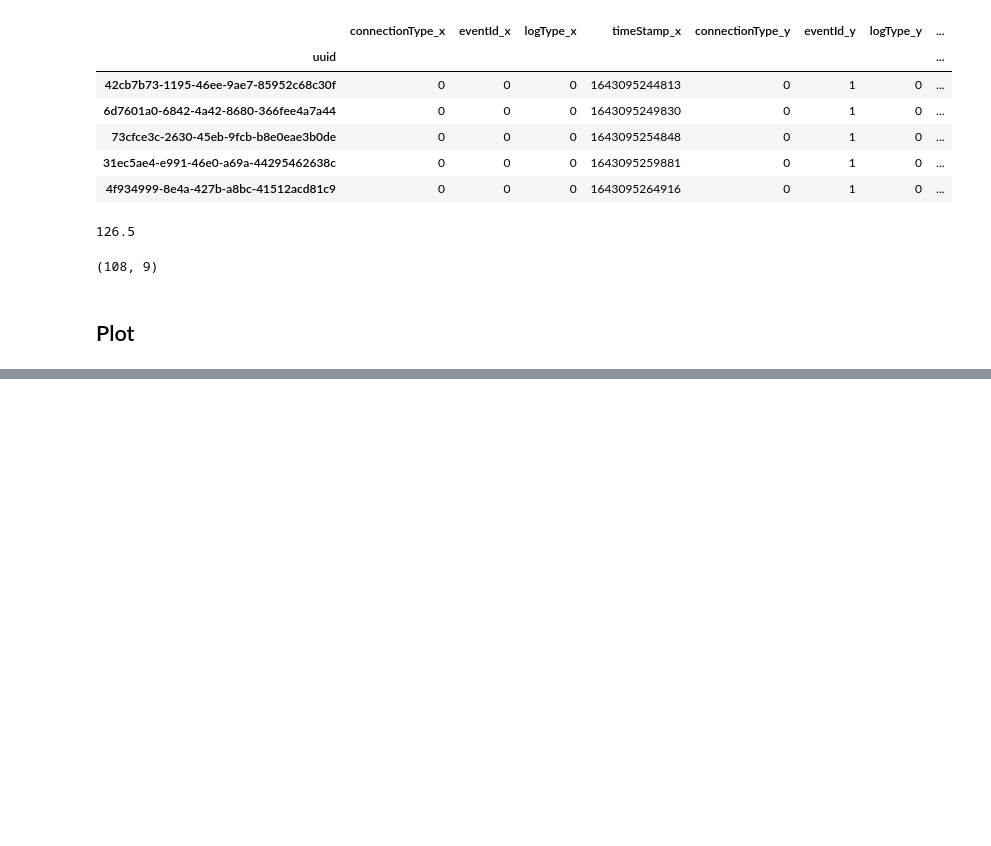
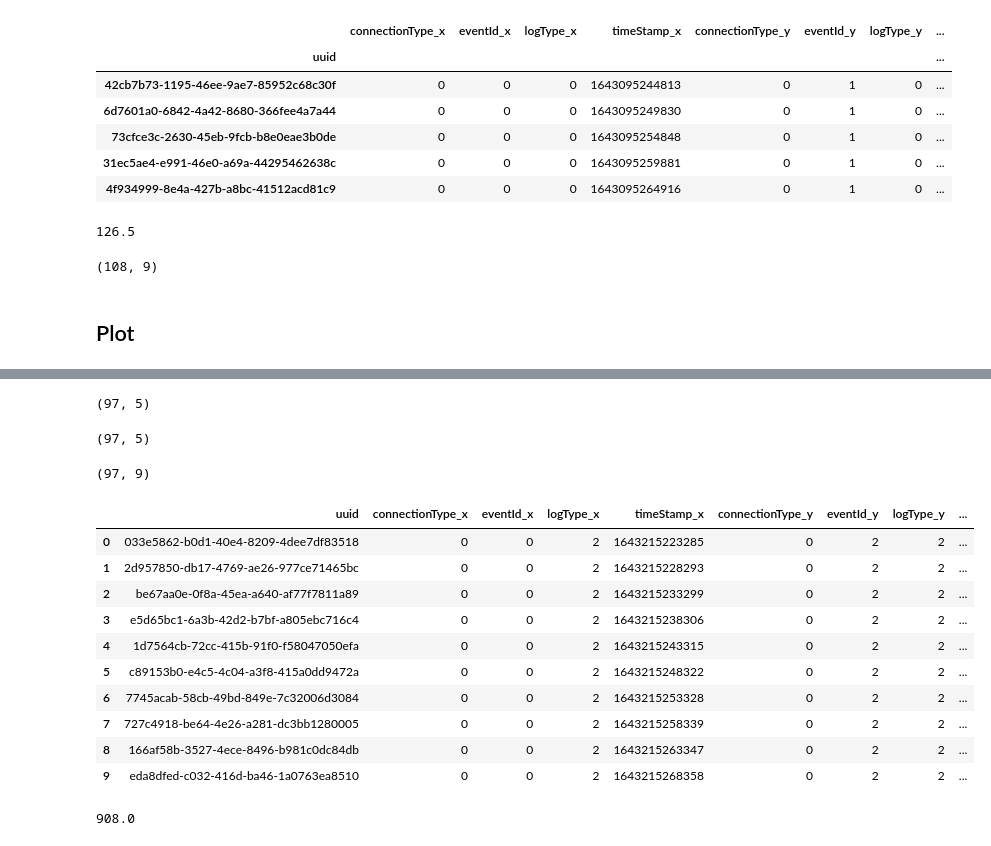
Before and after one commit to kavindaperera/meshify-stats, a Jupyter notebook: delay-boxplot.ipynb, the cells around one changed output, grey strips where cells are left out. Cells and saved outputs as stored; diff of their text form; code cells hidden in the pictures; blank space fills up the shorter version.

```diff
--- a/delay-boxplot.ipynb
+++ b/delay-boxplot.ipynb
@@ -165,0 +228,12 @@ plt.show()
+# %%
+result_elsa_2h_10m_in = pd.read_excel('result/result_elsa_2h_10m_in.xlsx', index_col=0)
+# %%
+result_elsa_2h_10m_in.shape
+# %% [output]
+(97, 5)
+# %%
+result_miranda_2h_10m_in = pd.read_excel('result/result_miranda_2h_10m_in.xlsx', index_col=0)
+# %%
+result_miranda_2h_10m_in.shape
+# %% [output]
+(97, 5)
@@ -165,0 +242,18 @@ plt.show()
+# %%
+df_2h_10m_in.shape
+# %% [output]
+(97, 9)
+# %%
+df_2h_10m_in.head(10)
+# %% [output]
+|  | uuid | connectionType_x | eventId_x | logType_x | timeStamp_x | connectionType_y | eventId_y | logType_y | ... |
+| 0 | 033e5862-b0d1-40e4-8209-4dee7df83518 | 0 | 0 | 2 | 1643215223285 | 0 | 2 | 2 | ... |
+| 1 | 2d957850-db17-4769-ae26-977ce71465bc | 0 | 0 | 2 | 1643215228293 | 0 | 2 | 2 | ... |
+| 2 | be67aa0e-0f8a-45ea-a640-af77f7811a89 | 0 | 0 | 2 | 1643215233299 | 0 | 2 | 2 | ... |
+| 3 | e5d65bc1-6a3b-42d2-b7bf-a805ebc716c4 | 0 | 0 | 2 | 1643215238306 | 0 | 2 | 2 | ... |
+| 4 | 1d7564cb-72cc-415b-91f0-f58047050efa | 0 | 0 | 2 | 1643215243315 | 0 | 2 | 2 | ... |
+| 5 | c89153b0-e4c5-4c04-a3f8-415a0dd9472a | 0 | 0 | 2 | 1643215248322 | 0 | 2 | 2 | ... |
+| 6 | 7745acab-58cb-49bd-849e-7c32006d3084 | 0 | 0 | 2 | 1643215253328 | 0 | 2 | 2 | ... |
+| 7 | 727c4918-be64-4e26-a281-dc3bb1280005 | 0 | 0 | 2 | 1643215258339 | 0 | 2 | 2 | ... |
+| 8 | 166af58b-3527-4ece-8496-b981c0dc84db | 0 | 0 | 2 | 1643215263347 | 0 | 2 | 2 | ... |
+| 9 | eda8dfed-c032-416d-ba46-1a0763ea8510 | 0 | 0 | 2 | 1643215268358 | 0 | 2 | 2 | ... |
@@ -165,0 +266,4 @@ plt.show()
+# %%
+df_2h_10m_in['delay'].median()
+# %% [output]
+908.0
```
Also changed, not shown: parts of 21 cells of this notebook, 8 other files.
